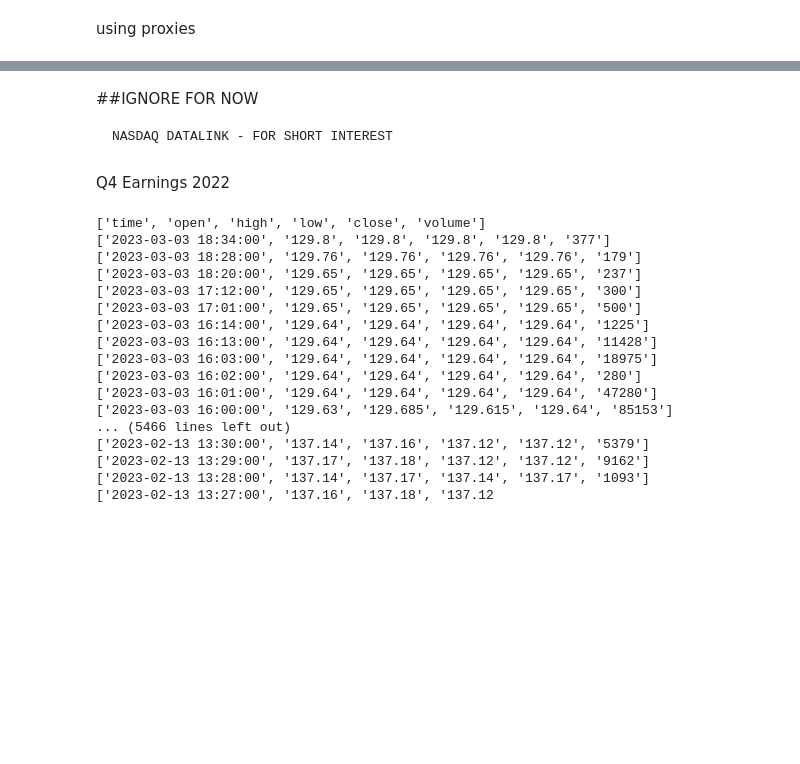
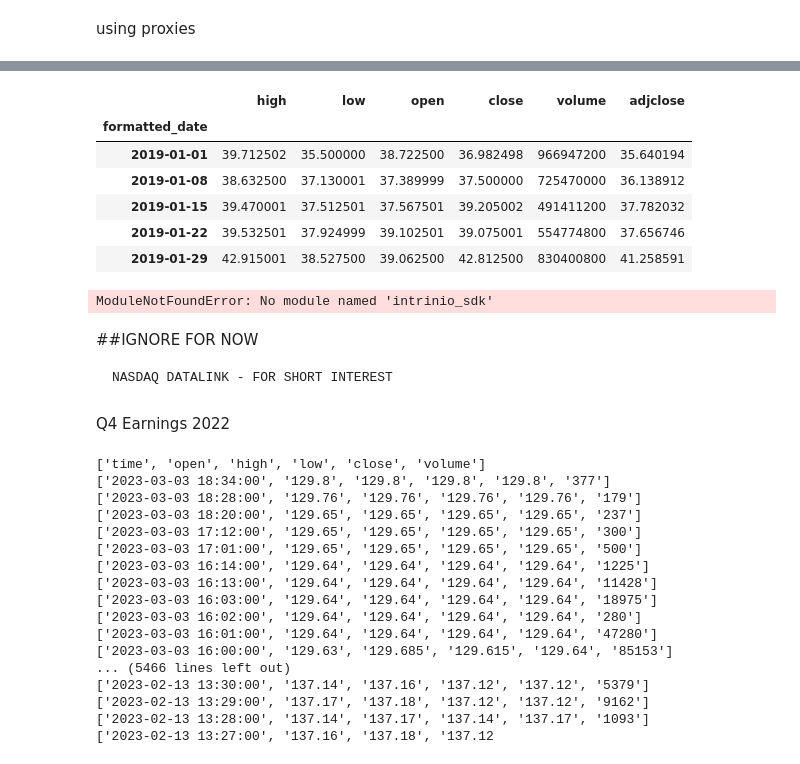
Before and after one commit to yashalgo/code, a Jupyter notebook: ep/src/EP_YASH.ipynb, the cells around one changed output, grey strips where cells are left out. Cells and saved outputs as stored; diff of their text form; code cells hidden in the pictures; blank space fills up the shorter version.

```diff
--- a/ep/src/EP_YASH.ipynb
+++ b/ep/src/EP_YASH.ipynb
@@ -55,3 +112,36 @@ df2 = get_ex_dates(symbol)
+# %%
+yahoo_financials = YahooFinancials('AAPL')
+data = yahoo_financials.get_historical_price_data(start_date='2019-01-01',
+                                                  end_date='2019-12-31',
+                                                  time_interval='weekly')
+aapl_df = pd.DataFrame(data['AAPL']['prices'])
+aapl_df = aapl_df.drop('date', axis=1).set_index('formatted_date')
+aapl_df.head()
+# %% [output]
+|  | high | low | open | close | volume | adjclose |
+| formatted_date |  |  |  |  |  |  |
+| 2019-01-01 | 39.712502 | 35.500000 | 38.722500 | 36.982498 | 966947200 | 35.640194 |
+| 2019-01-08 | 38.632500 | 37.130001 | 37.389999 | 37.500000 | 725470000 | 36.138912 |
+| 2019-01-15 | 39.470001 | 37.512501 | 37.567501 | 39.205002 | 491411200 | 37.782032 |
+| 2019-01-22 | 39.532501 | 37.924999 | 39.102501 | 39.075001 | 554774800 | 37.656746 |
+| 2019-01-29 | 42.915001 | 38.527500 | 39.062500 | 42.812500 | 830400800 | 41.258591 |
+# %%
+from __future__ import print_function
+import time
+import intrinio_sdk as intrinio
+from intrinio_sdk.rest import ApiException
+
+intrinio.ApiClient().set_api_key('YOUR_API_KEY')
+intrinio.ApiClient().allow_retries(True)
+
+identifier = 'AAPL'
+page_size = 100
+next_page = ''
+
+response = intrinio.ZacksApi().get_zacks_analyst_ratings(identifier=identifier, page_size=page_size, next_page=next_page)
+print(response)
+# %% [output]
+ModuleNotFoundError: No module named 'intrinio_sdk'
 # %% [markdown]
 ##IGNORE FOR NOW
 
```
Also changed, not shown: parts of 11 cells of this notebook, 4 other files.
